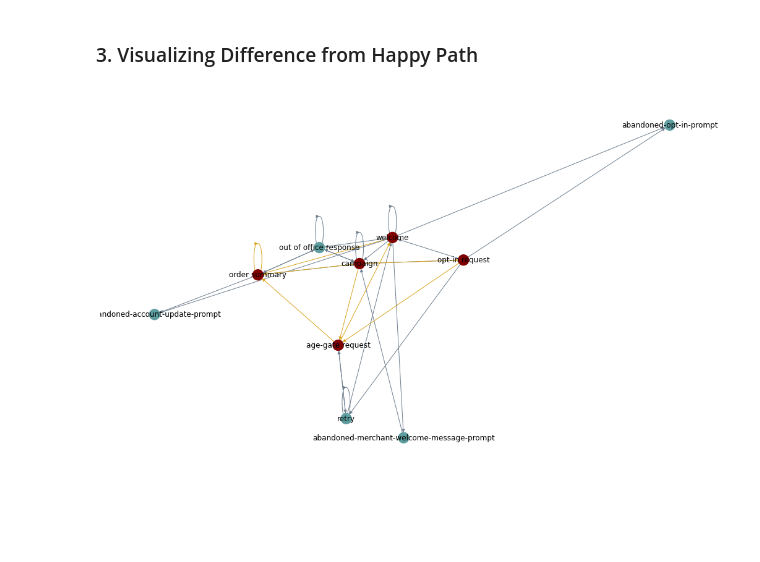
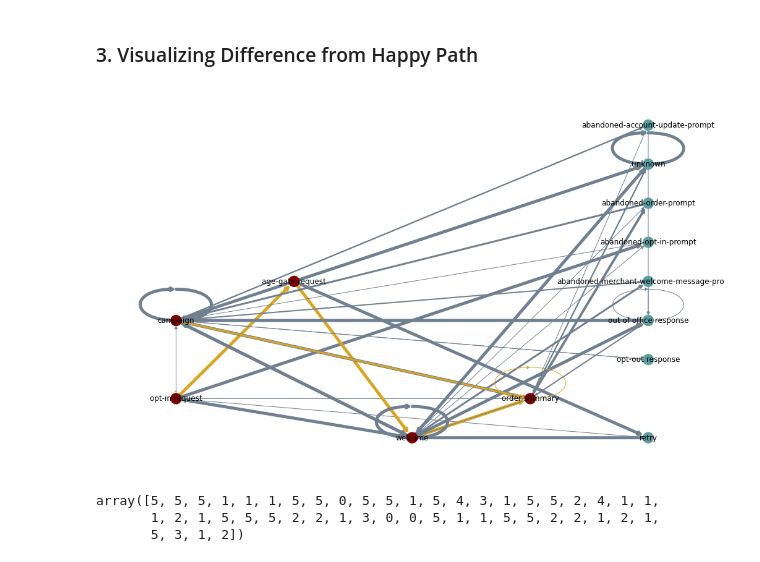
Before and after one commit to zrosen-wizard/conversation-flow-assessment, a Jupyter notebook: methods.ipynb, the cells around one changed output. Saved outputs shown, nothing was run; the diff lists cells and outputs as text; code cells hidden in the pictures; blank space fills up the shorter version.

Commit message:
Weighted graph based on number of node connections.

```diff
--- a/methods.ipynb
+++ b/methods.ipynb
@@ -51,11 +51,33 @@ res[0], res[-1][s].mean()
 # %%
 from proj.WorkFlows.DA214.DA217.mod.transitionsVisualizer import *
 
-G,nC,eC = graph(happy_path,sample.t[s])
+G,nC,eC,eW,eF = graph(happy_path,sample.t[s],edge_max=5)
 
-plt.figure(figsize=(14,8.5))
-pos = nx.spring_layout(G)
-nx.draw(G, pos, with_labels=True,node_color=nC,edge_color=eC)
-plt.show()
+# plt.figure(figsize=(14,8.5))
+# pos = nx.spring_layout(G)
+# nx.draw(G, pos, with_labels=True,node_color=nC,edge_color=eC)
+# plt.show()
-# %% [output]
-[figure, removed]
+# %%
+levels = happy_df['order'].values.astype(int)
+
+tree = [happy_path[levels==0,0]]
+for lvl in np.unique(levels):
+    tree += [happy_path[levels==lvl,1]]
+
+pos = dict()
+for i,subtree in enumerate(tree):
+    for j,node in enumerate(subtree):
+        pos[node] = np.array([i,j],dtype=float) * 5
+pos.update({node: np.array([len(tree),i]) * 5 for i,node in enumerate(set(sample.t.reshape(-1)).difference(set(np.unique(happy_path))))})
+pos['opt-in request'][0] = 0
+plt.figure(figsize=(14,8.5))
+nx.draw(G, pos, with_labels=True,node_color=nC,edge_color=eC,width=eF)
+plt.show()
+# %% [output]
+[figure, added]
+# %%
+eF
+# %% [output]
+array([5, 5, 5, 1, 1, 1, 5, 5, 0, 5, 5, 1, 5, 4, 3, 1, 5, 5, 2, 4, 1, 1,
+       1, 2, 1, 5, 5, 5, 2, 2, 1, 3, 0, 0, 5, 1, 1, 5, 5, 2, 2, 1, 2, 1,
+       5, 3, 1, 2])
```
Also changed, not shown: parts of 2 cells of this notebook.
